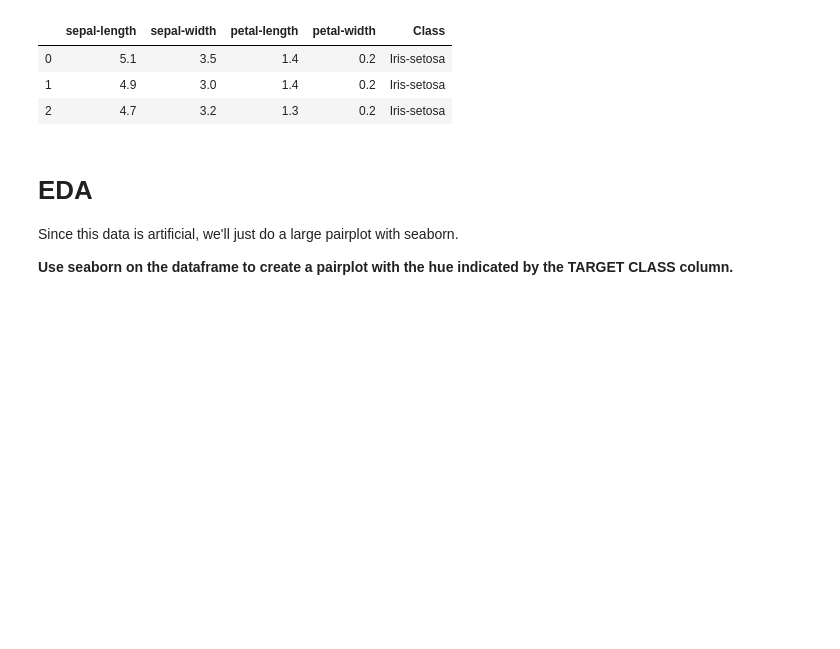
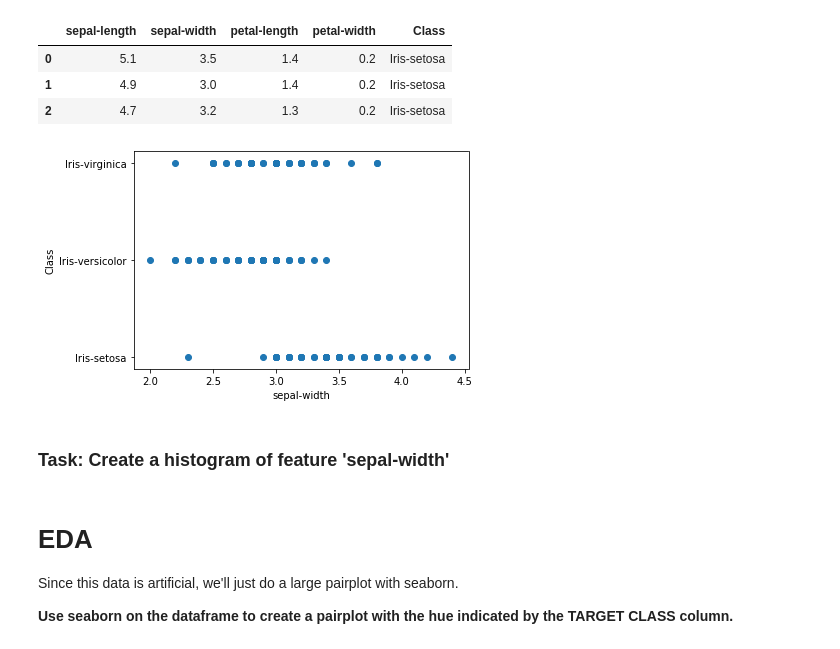
Before and after one commit to krystalzeng/datacop, a Jupyter notebook: KNN.ipynb, the cells around one changed output. Drawn from its saved outputs; the diff is of its cells as text; code cells hidden in the pictures; blank space fills up the shorter version.

```diff
--- a/KNN.ipynb
+++ b/KNN.ipynb
@@ -30,6 +30,18 @@ df.head(3)
 | 0 | 5.1 | 3.5 | 1.4 | 0.2 | Iris-setosa |
 | 1 | 4.9 | 3.0 | 1.4 | 0.2 | Iris-setosa |
 | 2 | 4.7 | 3.2 | 1.3 | 0.2 | Iris-setosa |
+# %%
+x = 'sepal-width'
+y = 'Class'
+# %%
+plt.scatter(df[x], df[y])
+plt.xlabel(x)
+plt.ylabel(y)
+plt.show()
+# %% [output]
+[figure, added]
+# %% [markdown]
+### Task: Create a histogram of feature 'sepal-width'
 # %% [markdown]
 # EDA
 
```
Also changed, not shown: parts of 4 cells of this notebook.
